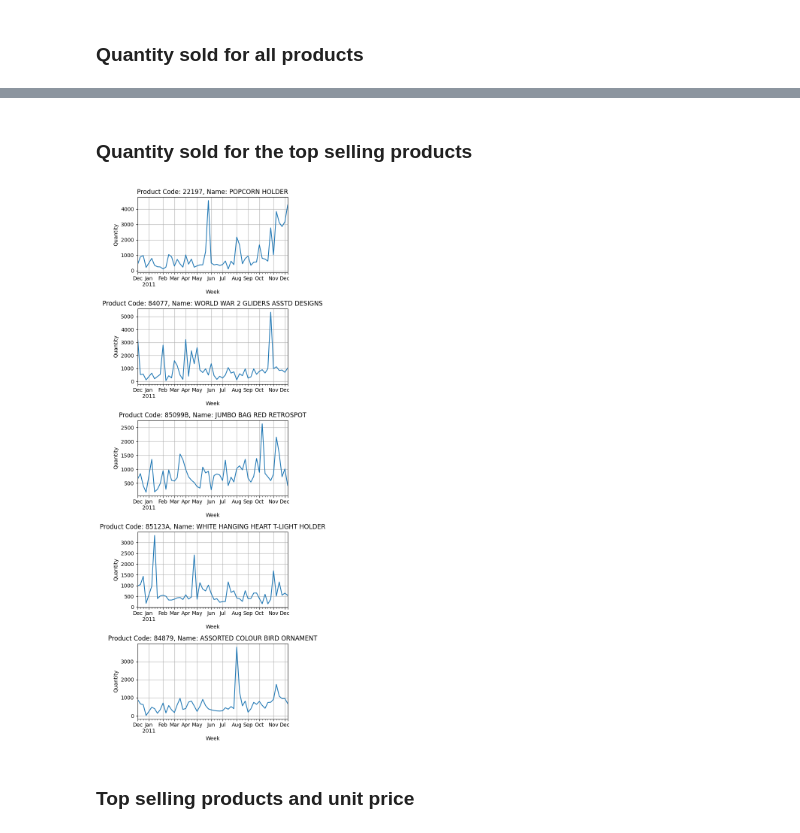
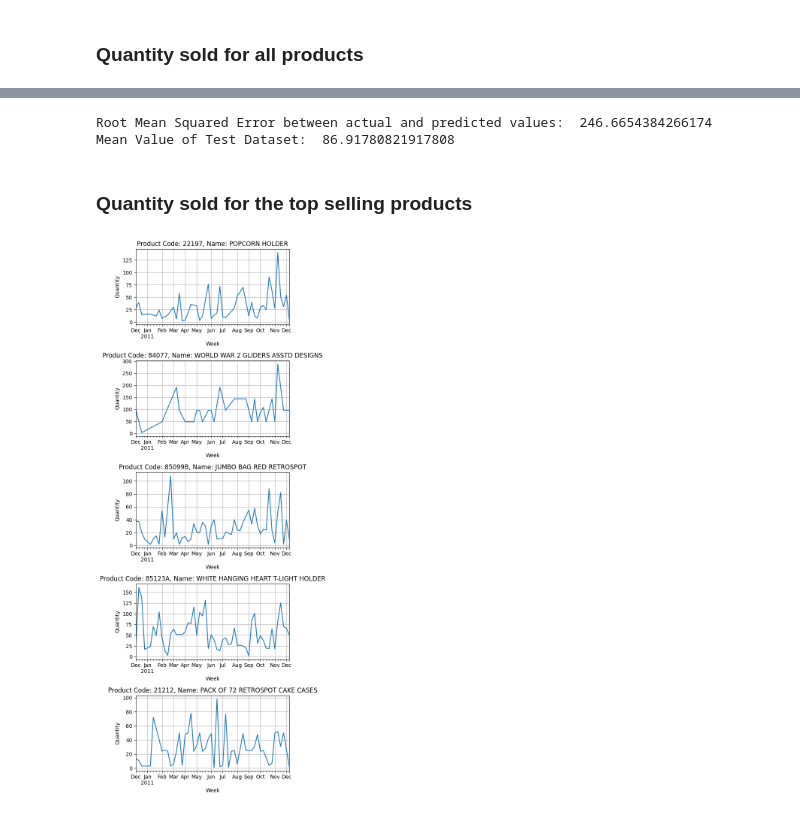
Before and after one commit to dimitsagk/ClientClustering_InventoryForecast, a Jupyter notebook: notebooks/04_InventoryForecast_ML-notebook.ipynb, the cells around one changed output, grey strips where cells are left out. Cells and saved outputs as stored; diff of their text form; code cells hidden in the pictures.

```diff
--- a/notebooks/04_InventoryForecast_ML-notebook.ipynb
+++ b/notebooks/04_InventoryForecast_ML-notebook.ipynb
@@ -97,6 +103,0 @@ I will be using Invoice number and Customer ID for my model. Also removing the s
-# %%
-# Dropping the columns InvoiceNo and CustomerID
-df.drop(columns=['InvoiceNo','CustomerID'], inplace=True)
-
-# Dropping the shipping costs
-df = df[~df.StockCode.str.contains('SHIPPING')]
@@ -107,14 +103,0 @@ Adding new columsn for year/month/day, also for weekday/weekend and UK holidays.
-# %%
-# New date column without time
-df['InvoiceDate_noTime'] = df.InvoiceDate.dt.normalize()
-
-# New columns for year/month/day
-df[['Year','Month','Day']] = df.InvoiceDate.dt.strftime('%Y-%m-%d').str.split('-', n=3, expand=True)
-
-# Defining if it is weekday or weekend
-df['Weekend'] = (df['InvoiceDate'].dt.dayofweek > 4).astype(int)
-
-# Finding holidays in UK
-# Currently all are False, cause in the date of holidays the online store was possibly closed
-#uk_holidays = holidays.UnitedKingdom()
-#df['Holidays'] = df['InvoiceDate_noTime'].isin(uk_holidays).astype(int)
@@ -127,3 +140,8 @@ df['TotalPrice'] = df.Quantity * df.UnitPrice
+# %%
+df_fltrd_0 = df_fltrd[df_fltrd.Label == 0]
+df_fltrd_1 = df_fltrd[df_fltrd.Label == 1]
+df_fltrd_2 = df_fltrd[df_fltrd.Label == 2]
+df_fltrd_3 = df_fltrd[df_fltrd.Label == 3]
 # %% [markdown]
 # EDA
 # %% [markdown]
@@ -142,0 +199,4 @@ df.groupby('InvoiceDate_noTime')['Quantity'].sum().plot(figsize=(10, 6))
+# %%
+# the top 5 selling products
+products_top = df.groupby('StockCode')['Quantity'].sum().sort_values(ascending=False).head(5).index.tolist()
+products_top
@@ -142,0 +376,7 @@ df.groupby('InvoiceDate_noTime')['Quantity'].sum().plot(figsize=(10, 6))
+# %%
+predictions = forecast.iloc[-73:]['yhat']
+print("Root Mean Squared Error between actual and predicted values: ",rmse(predictions, test['y']))
+print("Mean Value of Test Dataset: ", test['y'].mean())
+# %% [output]
+Root Mean Squared Error between actual and predicted values:  246.6654384266174
+Mean Value of Test Dataset:  86.91780821917808
@@ -143,29 +385,24 @@ df.groupby('InvoiceDate_noTime')['Quantity'].sum().plot(figsize=(10, 6))
 # %% [markdown]
 ### Quantity sold for the top selling products
 # %%
-# List of product codes to plot
-product_codes = ['22197','84077','85099B','85123A','84879' ]
-
 # Create subplots
-fig, axes = plt.subplots(len(product_codes), 1, figsize=(5, 3 * len(product_codes)))
+fig, axes = plt.subplots(len(products_top), 1, figsize=(5, 3 * len(products_top)))
 
 # Iterate over each product code
-for i, code in enumerate(product_codes):
+for i, code in enumerate(products_top):
     # Filter DataFrame for the current product code
-    df_product = df[df['StockCode'] == code]
+    df_product = df_fltrd_0[df_fltrd_0['StockCode'] == code]
 
     # Group by week and calculate total sales, plot total sales per (week/day) for the current product code
     ax = df_product.groupby(df_product['InvoiceDate_noTime'].dt.to_period('W'))['Quantity'].sum().plot(ax=axes[i])
-    #ax = df_product.groupby(df_product['InvoiceDate_noTime'])['TotalPrice'].sum().plot(ax=axes[i])
-    ax.set_title(f"Product Code: {code}, Name: {df[df['StockCode'] == code].Description.mode()[0]}")
+
+    ax.set_title(f"Product Code: {code}, Name: {df_fltrd_0[df_fltrd_0['StockCode'] == code].Description.mode()[0]}")
     ax.set_ylabel("Quantity")
     ax.set_xlabel("Week")
     ax.grid(True)
 
 # Adjust layout and spacing
 plt.tight_layout()
 plt.show()
 # %% [output]
-[figure, old version]
+[figure, new version]
-# %% [markdown]
-### Top selling products and unit price
```
Also changed, not shown: parts of 75 cells of this notebook.
